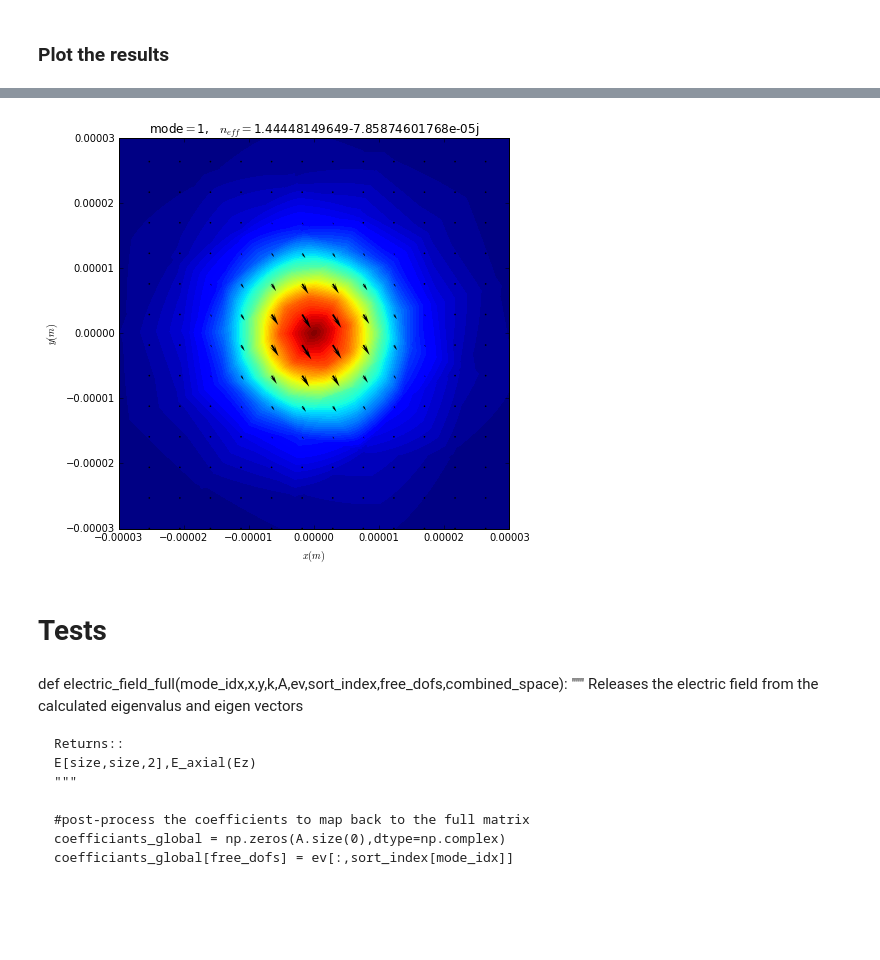
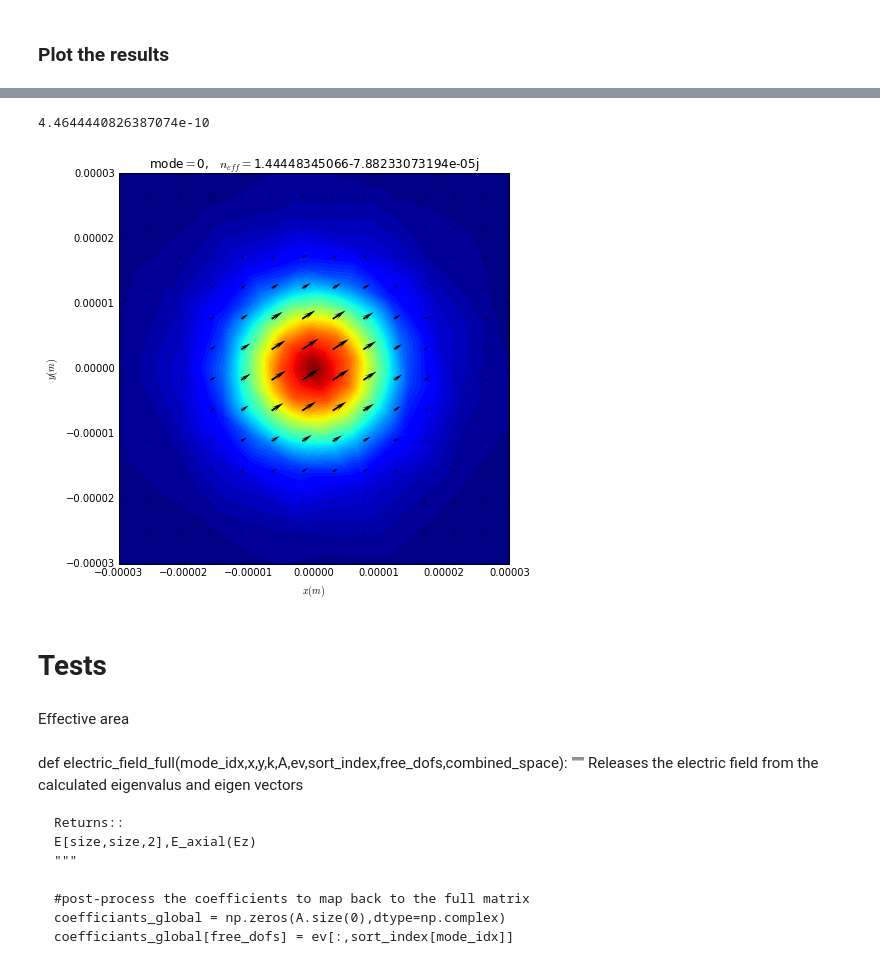
Before and after one commit to ibegleris/WaFEl, a Jupyter notebook: Dispersion_analysis.ipynb, the cells around one changed output, grey strips where cells are left out. Drawn from its saved outputs; the diff is of its cells as text; code cells hidden in the pictures; blank space fills up the shorter version.

Commit message:
commiting effective area calculation in mode object

```diff
--- a/Dispersion_analysis.ipynb
+++ b/Dispersion_analysis.ipynb
@@ -309,3 +352,7 @@ mode0.plot_electric_field(scales = 100000,sp=40)
+# %%
+mode0.Aeff
+# %% [output]
+4.4644440826387074e-10
 # %%
-mode1 = modes(1,size1,size2,min_max,propagating_modes,beta,sort_index,k0)
+mode1 = modes(0,size1,size2,min_max,propagating_modes,beta,sort_index,k0)
 mode1.electric_field_full(k,A,ev,sort_index,free_dofs,combined_space)
@@ -312,6 +361,8 @@ mode1.electric_field_full(k,A,ev,sort_index,free_dofs,combined_space)
 # %%
-mode1.plot_electric_field(scales = 900000,sp=40)
+mode1.plot_electric_field(scales = 90000,sp=40)
 # %% [output]
-[figure, old version]
+[figure, new version]
 # %% [markdown]
 # Tests
+# %% [markdown]
+Effective area
```
Also changed, not shown: parts of 20 cells of this notebook, 13 other files.
